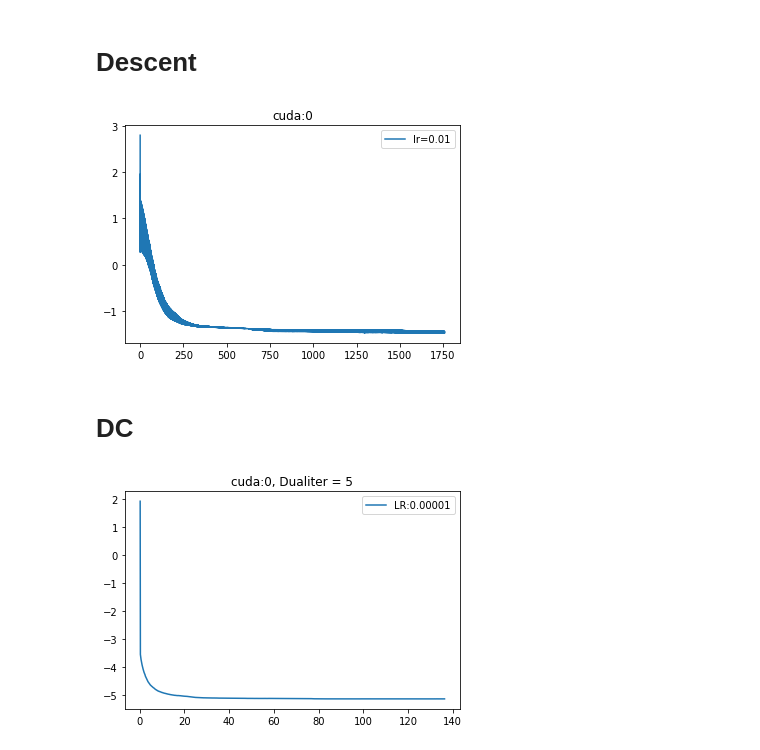
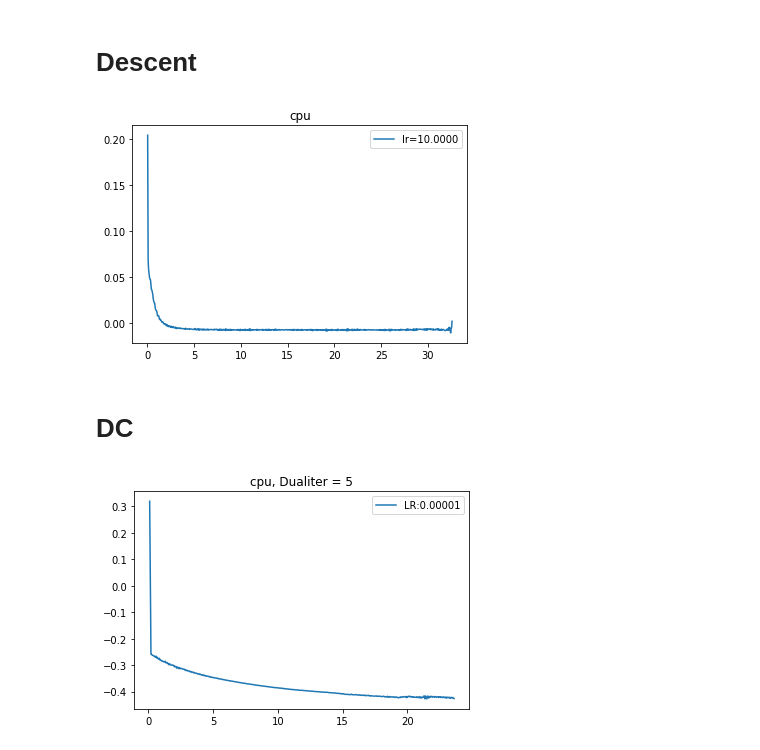
Before and after one commit to eboursier/regularized_private_learning, a Jupyter notebook: parameter_tuning.ipynb, the cells around one changed output. Cells and saved outputs as stored; diff of their text form; code cells hidden in the pictures.

```diff
--- a/parameter_tuning.ipynb
+++ b/parameter_tuning.ipynb
@@ -28,14 +28,14 @@ def average(v, stepsize=1e-3):
     z = [np.mean(v[ind[i]:ind[i+1], 0]) for i in range(len(h))]
     return h, z
 # %%
-K = 100
+K = 200
 dim = 20
-lamb = 1.
+lamb = 0.1
 expstart = 1
 manual_seed = 137
 np.random.seed(seed=manual_seed)
 torch.manual_seed(manual_seed)
-nexp = 1
+nexp = 200
 cost = sinkhorn._linear_cost
 losses = {}
 
@@ -45,7 +45,7 @@ device = torch.device("cpu")
 # Sinkhorn
 # %%
 sinkiterrange = [5]
-sinklrrange = [0.01]
+sinklrrange = [1.]
 # %%
 losses['sinkhorn'] = {}
 for s in itertools.product(sinkiterrange, sinklrrange):
@@ -69,9 +68,0 @@ for sinkiter in sinkiterrange:
-# %%
-for sinklr in sinklrrange:
-    plt.figure()
-    for sinkiter in sinkiterrange:
-        h, z = average(np.array(losses['sinkhorn'][(sinkiter, sinklr)]), stepsize=5e-2)
-        plt.plot(h, z, label='Sinkiter={}'.format(sinkiter))
-    plt.legend()
-    plt.title('LR = {0:.2f}'.format(sinklr))
-    plt.show()
@@ -84,3 +80,5 @@ descentlrrange = [0.01]
+# %%
+descentlrrange = [10.]
 # %%
 losses['descent'] = {}
 
@@ -93,13 +91,13 @@ for descentlr in descentlrrange:
 # %%
 plt.figure()
 for descentlr in descentlrrange:
-    h, z = average(np.array(losses['descent'][descentlr]), stepsize=1e-4)
-    plt.plot(h,z, label='lr={0:.2f}'.format(descentlr))
+    h, z = average(np.array(losses['descent'][descentlr]), stepsize=5e-2)
+    plt.plot(h,z, label='lr={0:.4f}'.format(descentlr))
 plt.legend()
 plt.title(device)
 plt.show()
 # %% [output]
-[figure, old version]
+[figure, new version]
 # %% [markdown]
 # DC
 # %%
@@ -124,4 +122,4 @@ for dcdualiter in dcdualiterrange:
     plt.title('{}, Dualiter = {}'.format(device, dcdualiter))
     plt.show()
 # %% [output]
-[figure, old version]
+[figure, new version]
```
Also changed, not shown: parts of 10 cells of this notebook, 7 other files.
